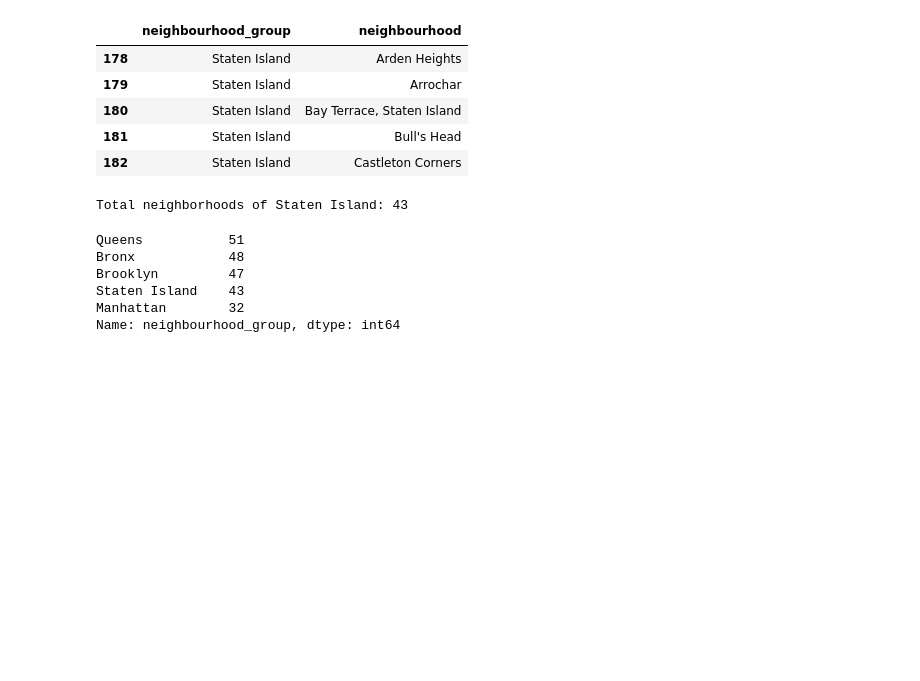
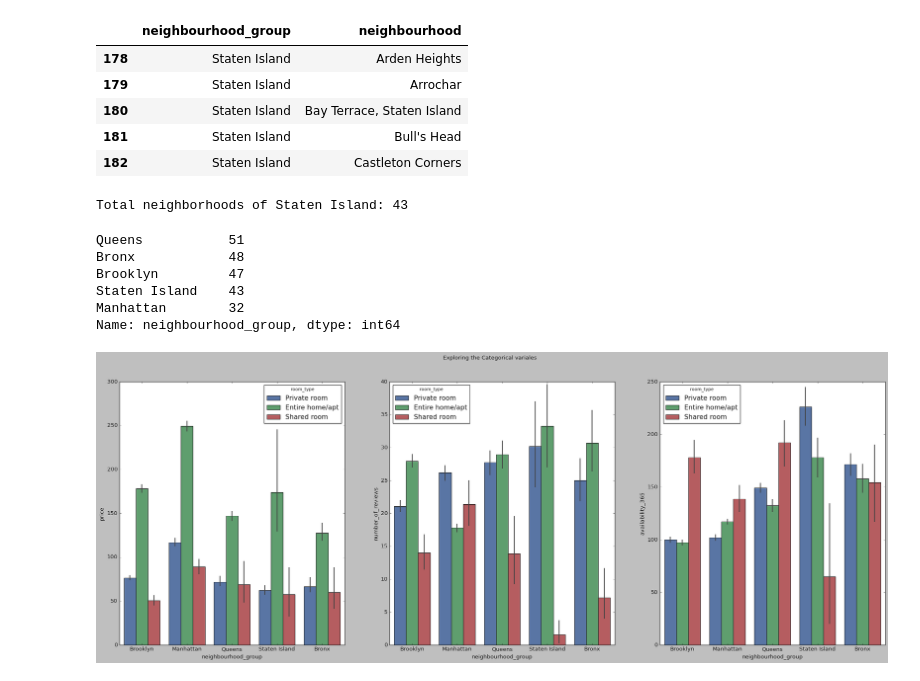
Before and after one commit to vir097/Airbnb-Bookings-Analysis---Capstone-Project, a Jupyter notebook: Airbnb_Bookings_Analysis_Capstone_Project.ipynb, the cells around one changed output. Drawn from its saved outputs; the diff is of its cells as text; code cells hidden in the pictures; blank space fills up the shorter version.

```diff
--- a/Airbnb_Bookings_Analysis_Capstone_Project.ipynb
+++ b/Airbnb_Bookings_Analysis_Capstone_Project.ipynb
@@ -452,6 +452,18 @@ Brooklyn         47
 Staten Island    43
 Manhattan        32
 Name: neighbourhood_group, dtype: int64
+# %%
+list_ = ['price','number_of_reviews','availability_365']
+fig,ax = plt.subplots(1,3,figsize=(30,10))
+fig.suptitle("Exploring the Categorical variales")
+val=0
+for var in list_:
+  if val<=2:
+    sns.barplot(x=airbnb_df['neighbourhood_group'],y=airbnb_df[var],hue=airbnb_df['room_type'],ax=ax[val])
+    val+=1
+fig.show()
+# %% [output]
+[figure, added]
 # %%
 ''' visualising distribution of price, minimum nights, number of reviews,
 reviews per month, availability using Distplot'''
```
Also changed, not shown: parts of 2 cells of this notebook.
